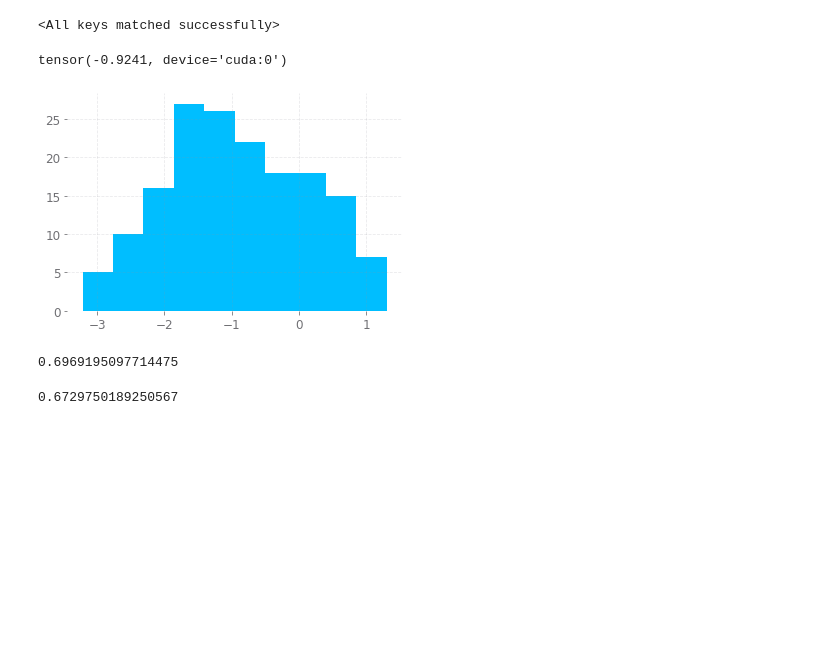
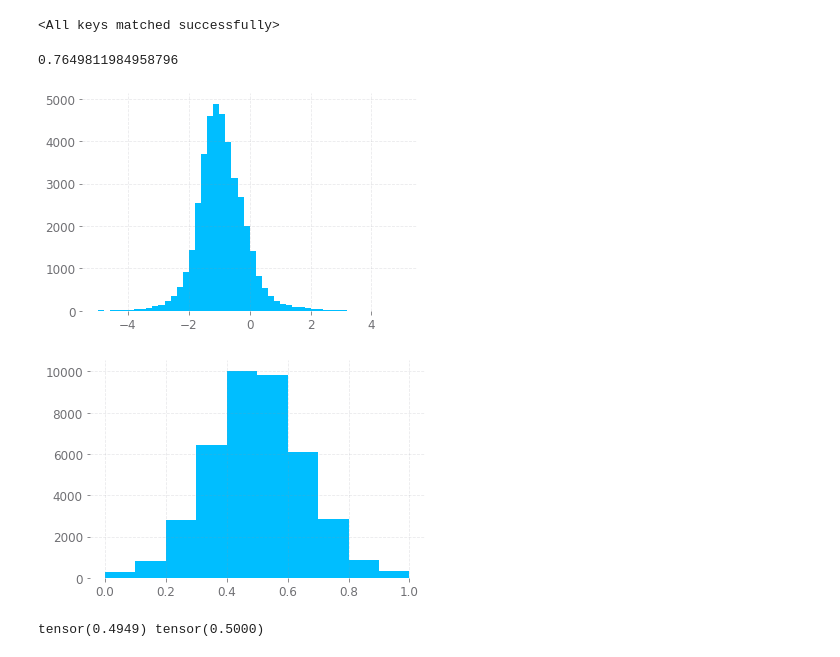
Before and after one commit to the-data-science-union/DSU-S2021-mlpp, a Jupyter notebook: spring21/lab/failtimes.ipynb, the cells around one changed output. Saved outputs shown, nothing was run; the diff lists cells and outputs as text; code cells hidden in the pictures; blank space fills up the shorter version.

```diff
--- a/spring21/lab/failtimes.ipynb
+++ b/spring21/lab/failtimes.ipynb
@@ -148,23 +145,0 @@ def accuracy(loader):
-# %%
-with torch.no_grad():
-    batch1 = next(iter(train_loader))
-
-    x1 = x1.to(device)
-    x2 = x2.to(device)
-
-    out1 = model.forward_one(x1)
-    out2 = model.forward_one(x2)
-    print(out1.flatten().mean())
-
-    plt.hist(out1.flatten().tolist())
-# %% [output]
-tensor(-0.9241, device='cuda:0')
-[figure, removed]
-# %%
-accuracy(train_loader)
-# %% [output]
-0.6969195097714475
-# %%
-accuracy(valid_loader)
-# %% [output]
-0.6729750189250567
@@ -170,0 +150,46 @@ accuracy(valid_loader)
+# %%
+full_dataset = BeatmapDataset(osu_db.mlpp_failtimes_control)
+full_loader = DataLoader(full_dataset, batch_size=batch_size)
+# %%
+out_all = []
+out1_all = []
+
+with torch.no_grad():
+    n_samples = 0
+    n_correct = 0
+
+    for X1, X2, Y in full_loader:
+
+        X1 = X1.to(device)
+        X2 = X2.to(device)
+        Y = torch.round(Y).to(device)
+
+        out1 = model.forward_one(X1)
+        out = model.forward(X1, X2)
+        predicted = torch.round(out)
+
+        n_samples += Y.size(0)
+        n_correct += (Y == predicted).type(torch.float32).sum().item()
+
+        out_all.extend(out.squeeze().tolist())
+        out1_all.extend(out1.squeeze().tolist())
+
+out_all = torch.tensor(out_all)
+out1_all = torch.tensor(out1_all)
+
+print(n_correct/n_samples)
+# %% [output]
+0.7649811984958796
+# %%
+_ = plt.hist(out1_all.tolist(), range=(-5, 5), bins=50)
+# %% [output]
+[figure, added]
+# %%
+_ = plt.hist(out_all.tolist())
+# %% [output]
+[figure, added]
+# %%
+pred_all = torch.round(out_all)
+print(pred_all.mean(), pred_all.std())
+# %% [output]
+tensor(0.4949) tensor(0.5000)
```
Also changed, not shown: parts of 11 cells of this notebook, 27 other files.
